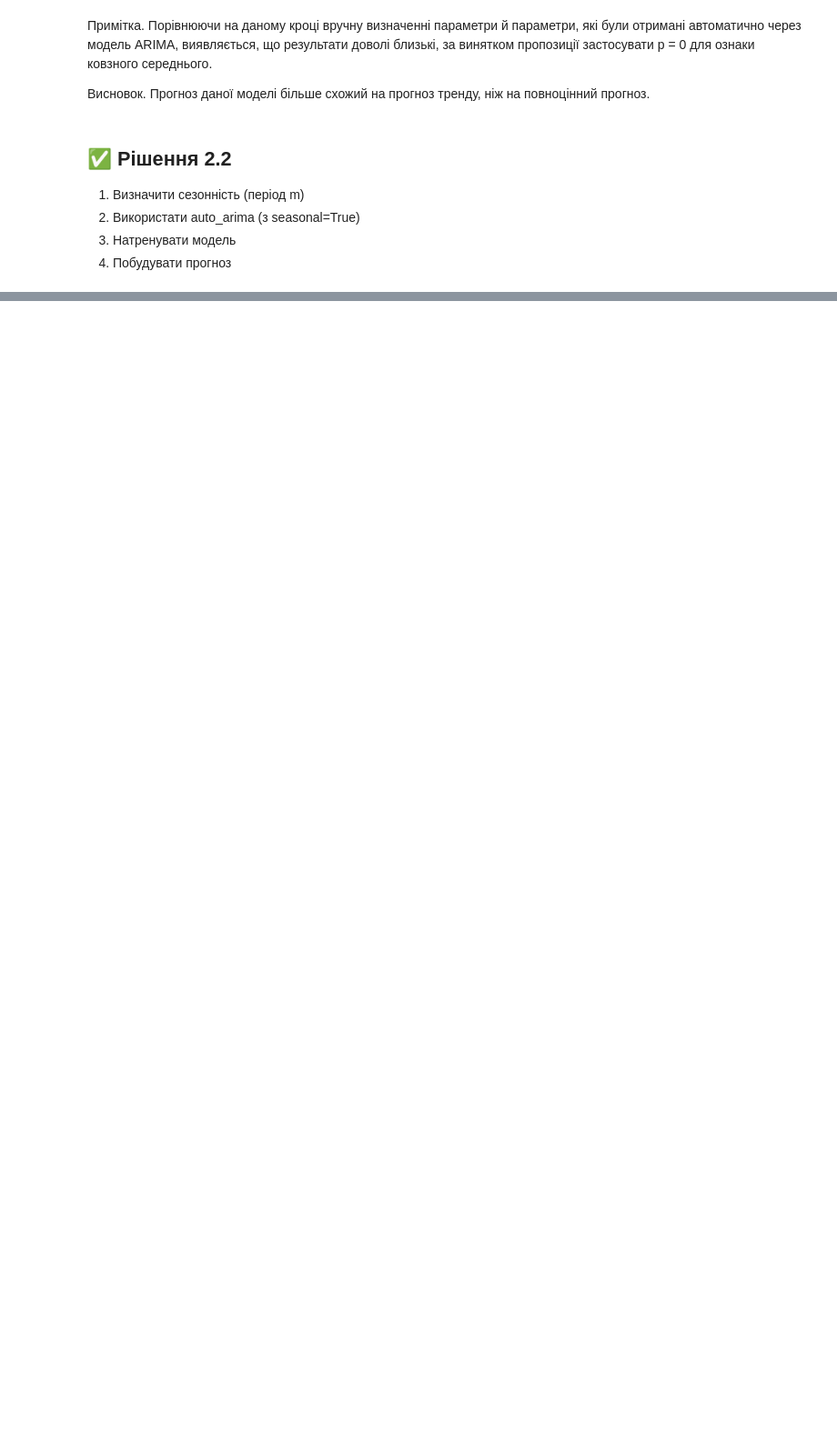
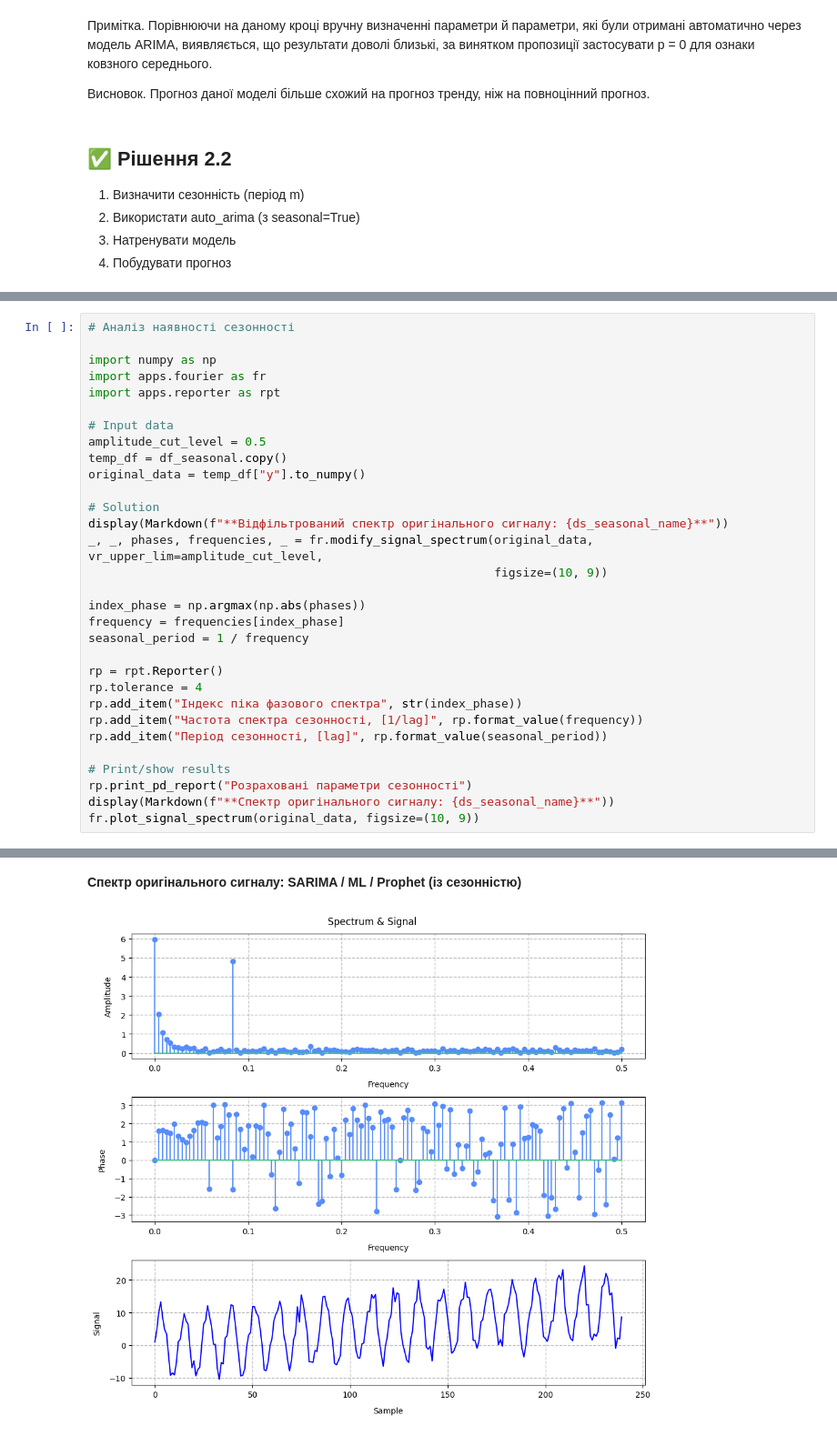
Before and after one commit to BogdanPinchuk/DataScience-PBY_HW16, a Jupyter notebook: Bohdan_Pinchuk_DS_HW16.ipynb, the cells around one changed output, grey strips where cells are left out. Shown at 91% size. Saved outputs shown, nothing was run; the diff lists cells and outputs as text; blank space fills up the shorter version.

Commit message:
[Homework16] - found seasonal

```diff
--- a/Bohdan_Pinchuk_DS_HW16.ipynb
+++ b/Bohdan_Pinchuk_DS_HW16.ipynb
@@ -987,0 +874,32 @@ _ = fr.modify_signal_spectrum(original_data, vr_upper_lim=save_level, figsize=(1
+# %%
+# Аналіз наявності сезонності
+
+import numpy as np
+import apps.fourier as fr
+import apps.reporter as rpt
+
+# Input data
+amplitude_cut_level = 0.5
+temp_df = df_seasonal.copy()
+original_data = temp_df["y"].to_numpy()
+
+# Solution
+display(Markdown(f"**Відфільтрований спектр оригінального сигналу: {ds_seasonal_name}**"))
+_, _, phases, frequencies, _ = fr.modify_signal_spectrum(original_data, vr_upper_lim=amplitude_cut_level,
+                                                         figsize=(10, 9))
+
+index_phase = np.argmax(np.abs(phases))
+frequency = frequencies[index_phase]
+seasonal_period = 1 / frequency
+
+rp = rpt.Reporter()
+rp.tolerance = 4
+rp.add_item("Індекс піка фазового спектра", str(index_phase))
+rp.add_item("Частота спектра сезонності, [1/lag]", rp.format_value(frequency))
+rp.add_item("Період сезонності, [lag]", rp.format_value(seasonal_period))
+
+# Print/show results
+rp.print_pd_report("Розраховані параметри сезонності")
+display(Markdown(f"**Спектр оригінального сигналу: {ds_seasonal_name}**"))
+fr.plot_signal_spectrum(original_data, figsize=(10, 9))
+# %% [output]
@@ -987,0 +913,2 @@ _ = fr.modify_signal_spectrum(original_data, vr_upper_lim=save_level, figsize=(1
+**Спектр оригінального сигналу: SARIMA / ML / Prophet (із сезонністю)**
+[figure, added]
```
Also changed, not shown: parts of 3 cells of this notebook.
